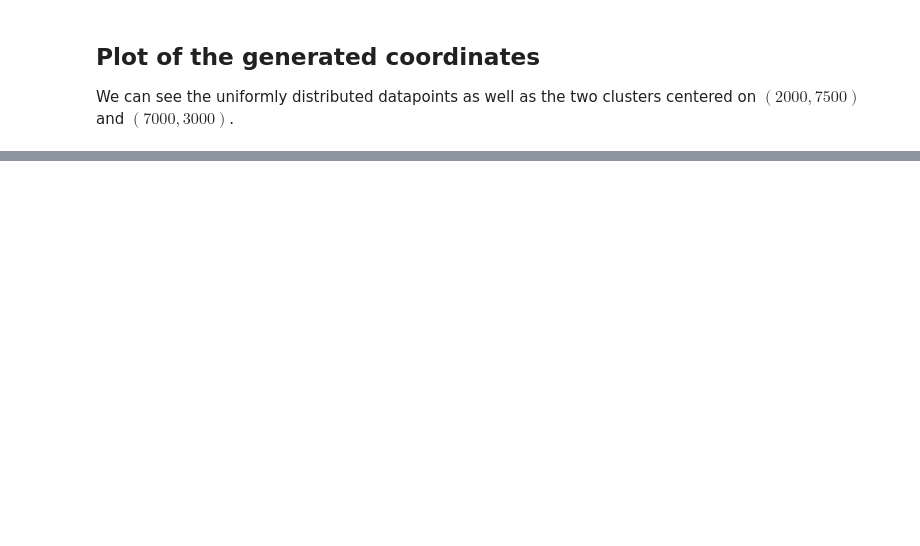
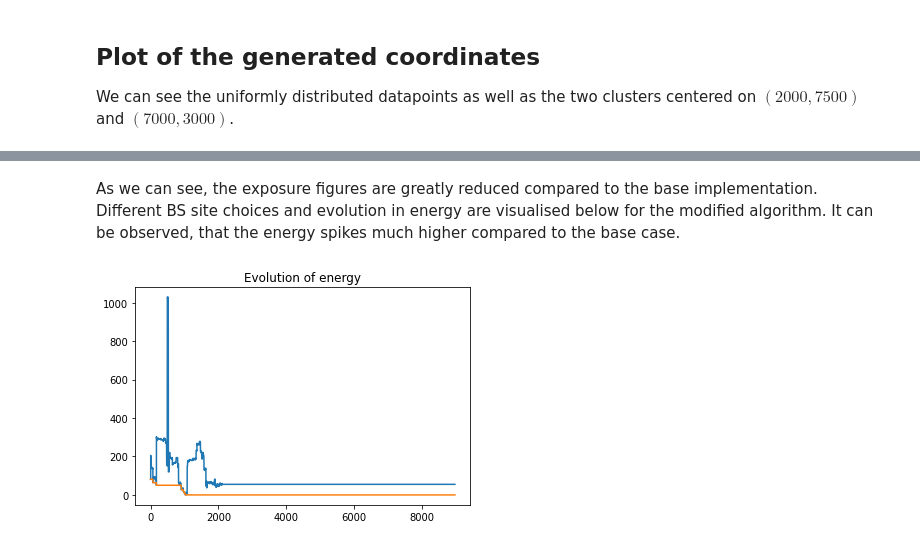
Before and after one commit to msaynevirta/rio207, a Jupyter notebook: tp_placement_optimisation/tp_placement_optimisation.ipynb, the cells around one changed output, grey strips where cells are left out. Cells and saved outputs as stored; diff of their text form; code cells hidden in the pictures; blank space fills up the shorter version.

```diff
--- a/tp_placement_optimisation/tp_placement_optimisation.ipynb
+++ b/tp_placement_optimisation/tp_placement_optimisation.ipynb
@@ -135,0 +182,5 @@ SA.users_within_radius(S[0,0], S[0,1])
+# %%
+opt_params['include_emf_exposure'] = 1 # toggle the emf exposure optimisation
+
+SA_EMF = Anneal(ue, S, opt_params, ue_bs_params)
+SA_EMF.anneal()
@@ -135,0 +198,7 @@ SA.users_within_radius(S[0,0], S[0,1])
+# %% [markdown]
+As we can see, the exposure figures are greatly reduced compared to the base implementation. Different BS site choices and evolution in energy are visualised below for the modified algorithm. It can be observed, that the energy spikes much higher compared to the base case.
+# %%
+fig, ax3 = plt.subplots(1)
+SA_EMF.plot_energy(ax3)
+# %% [output]
+[figure, added]
```
Also changed, not shown: parts of 24 cells of this notebook.
